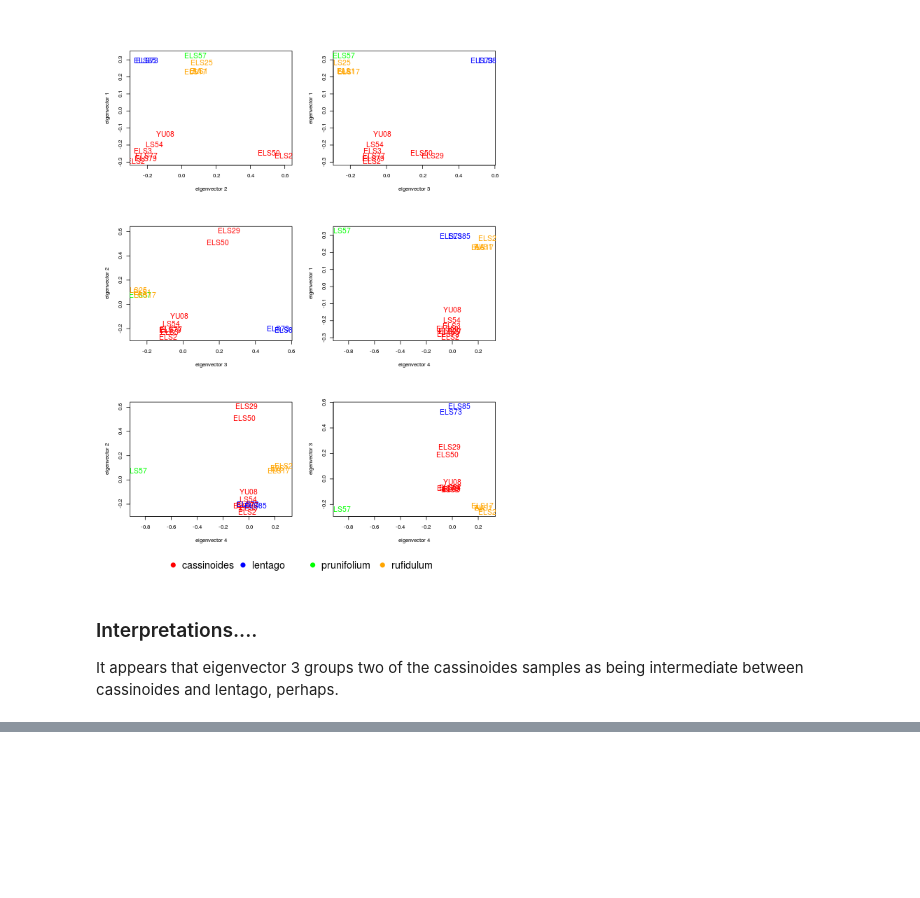
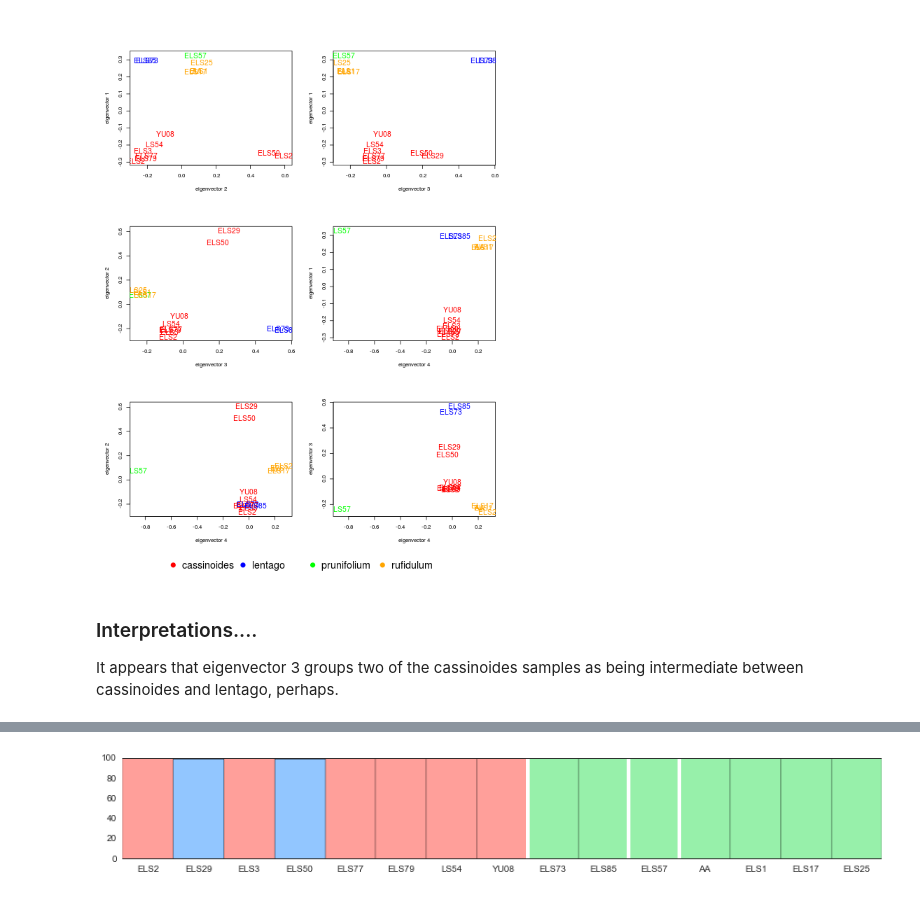
Before and after one commit to dereneaton/Vibs_RAD, a Jupyter notebook: notebook_Vib3_cassinoides.ipynb, the cells around one changed output, grey strips where cells are left out. Saved outputs shown, nothing was run; the diff lists cells and outputs as text; code cells hidden in the pictures; blank space fills up the shorter version.

Commit message:
structure plots

```diff
--- a/notebook_Vib3_cassinoides.ipynb
+++ b/notebook_Vib3_cassinoides.ipynb
@@ -234,0 +349,39 @@ It appears that eigenvector 3 groups two of the cassinoides samples as being int
+# %%
+from collections import OrderedDict
+import seaborn as sns
+
+def structplot(K):
+    infile = "project_cassinoides/r"+str(K)+".outfile"
+    dat = open(infile).readlines()
+
+    D = OrderedDict()
+    for line in dat:
+        ll = line.strip().split()
+        vals = [float(i)*100 for i in ll[5:]]
+        D[ll[1]] = vals
+    cmap = sns.color_palette("pastel", 5)
+    fig, ax = plt.subplots(figsize=(15,2))
+
+    ## normalize values to 100
+    for i in D:
+        D[i] = [100*(j/sum(D[i])) for j in D[i]]
+
+    ## make plot
+    for col in range(len(D.values()[0])):
+        if col > 0:
+            ax.bar(range(len(D.keys())),[i[col] for i in D.values()], bottom = [sum(i[:col]) for i in D.values()],
+                   color=cmap[col], width=1.)
+        else:
+            ax.bar(range(len(D.keys())),[i[col] for i in D.values()], bottom = 0,
+                   color=cmap[col], width=1.)
+
+    ax.set_xlim(0,15)
+    ax.set_ylim(-0,100)
+    ax.set_yticks(range(0,120,20))
+    ax.set_xticks([i+0.5 for i in range(0,15)])
+    ax.set_xticklabels(names)
+    ax.grid(False)
+    for line in [8,10,11]:
+        ax.axvline(x=line, linewidth=4, color='white')
+    ax.axhline(y=0.00, linewidth=2, color="#262626")
+    ax.axhline(y=100, linewidth=2, color="#262626")
@@ -234,0 +392,4 @@ It appears that eigenvector 3 groups two of the cassinoides samples as being int
+# %%
+structplot(3)
+# %% [output]
+[figure, added]
```
Also changed, not shown: parts of 22 cells of this notebook.
